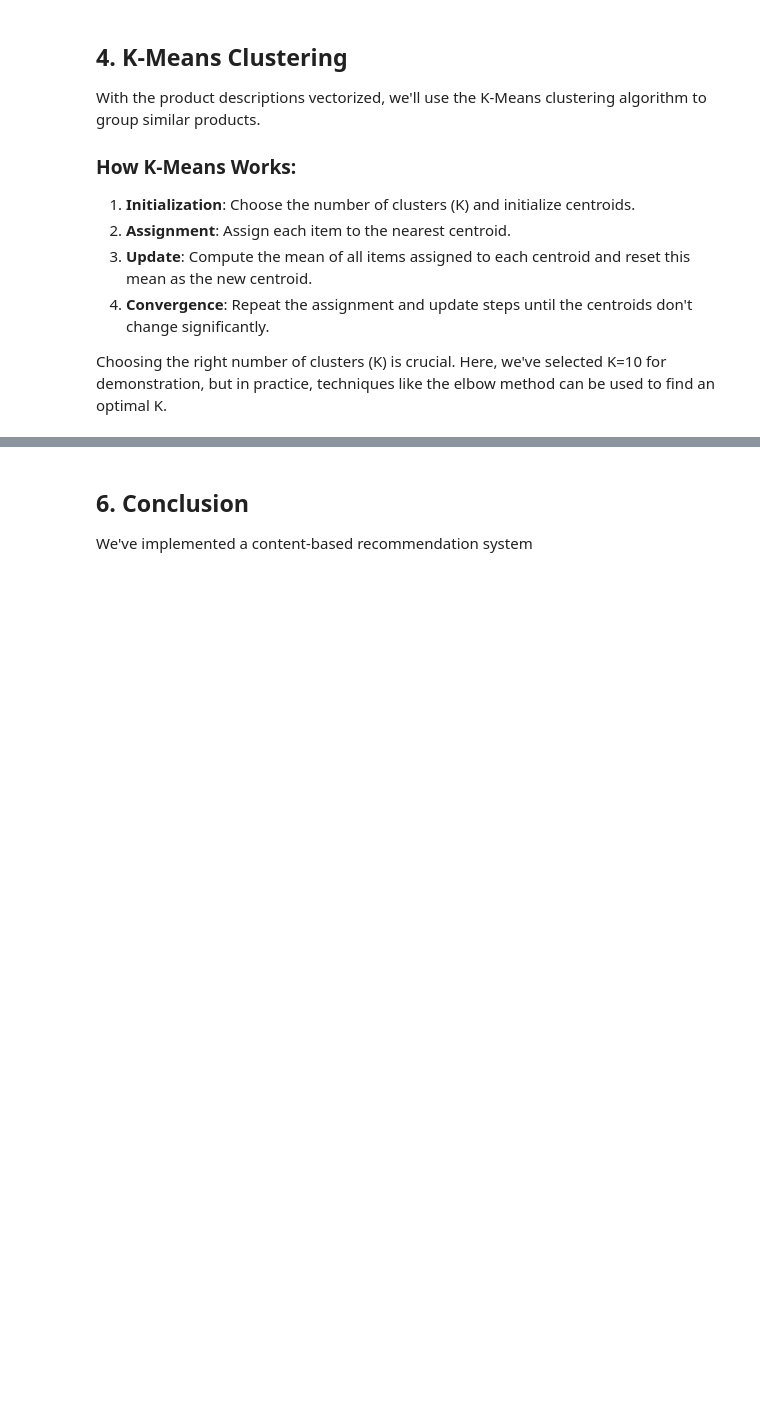
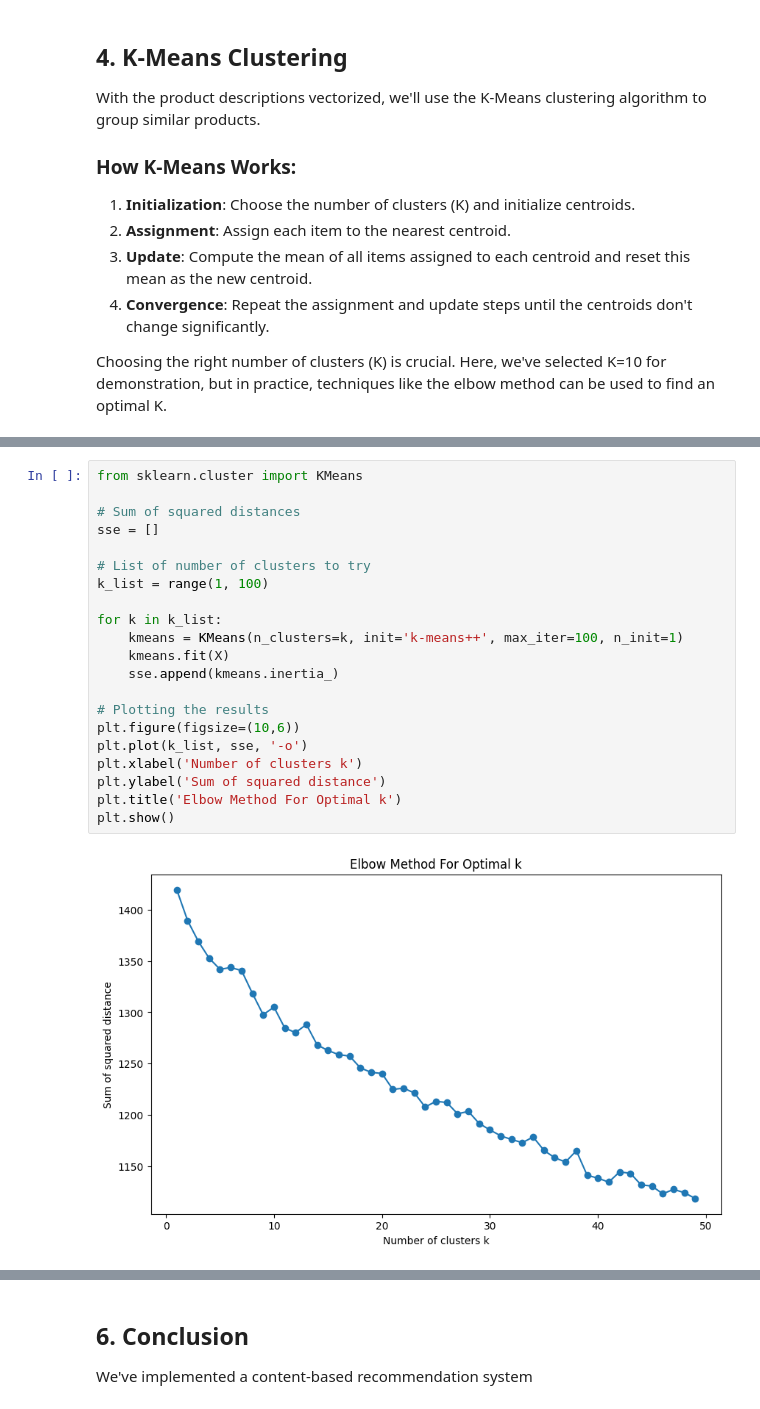
Before and after one commit to WasimIbKhan/e-commerce-recommendation, a Jupyter notebook: Recommendation System Based on Product Descriptions.ipynb, the cells around one changed output, grey strips where cells are left out. Saved outputs shown, nothing was run; the diff lists cells and outputs as text; blank space fills up the shorter version.

Commit message:
add mongodb and elbow method

```diff
--- a/Recommendation System Based on Product Descriptions.ipynb
+++ b/Recommendation System Based on Product Descriptions.ipynb
@@ -66,0 +74,23 @@ plt.show()
+# %%
+from sklearn.cluster import KMeans
+
+# Sum of squared distances
+sse = []
+
+# List of number of clusters to try
+k_list = range(1, 100)
+
+for k in k_list:
+    kmeans = KMeans(n_clusters=k, init='k-means++', max_iter=100, n_init=1)
+    kmeans.fit(X)
+    sse.append(kmeans.inertia_)
+
+# Plotting the results
+plt.figure(figsize=(10,6))
+plt.plot(k_list, sse, '-o')
+plt.xlabel('Number of clusters k')
+plt.ylabel('Sum of squared distance')
+plt.title('Elbow Method For Optimal k')
+plt.show()
+# %% [output]
+[figure, added]
```
Also changed, not shown: parts of 8 cells of this notebook, 2 other files.
